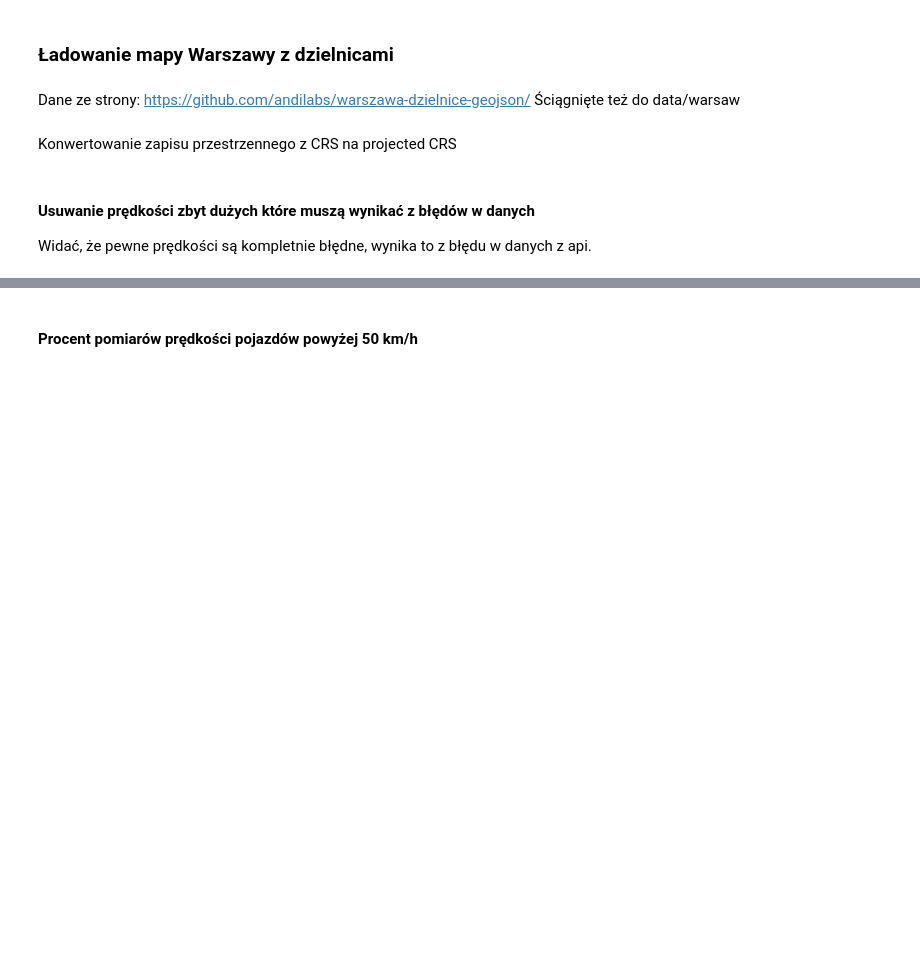
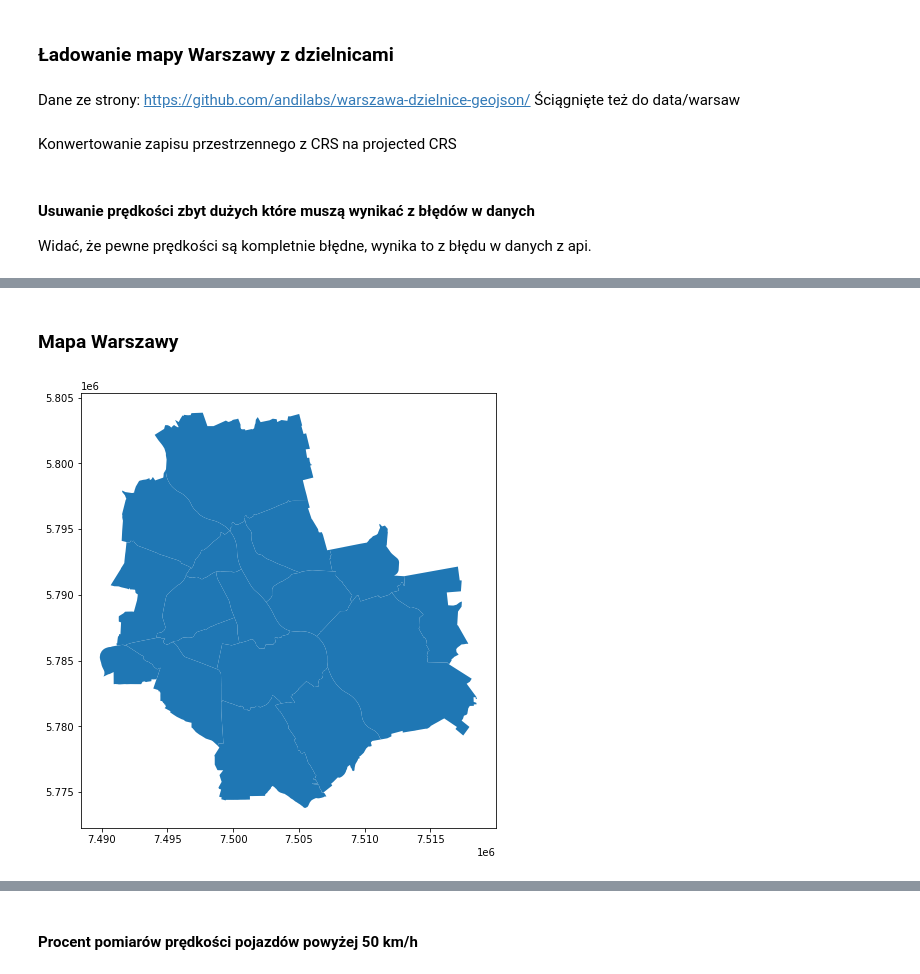
Before and after one commit to python-wizard-old/data_analysis_ztm_warsaw_buses, a Jupyter notebook: whole_process.ipynb, the cells around one changed output, grey strips where cells are left out. Drawn from its saved outputs; the diff is of its cells as text; code cells hidden in the pictures; blank space fills up the shorter version.

```diff
--- a/whole_process.ipynb
+++ b/whole_process.ipynb
@@ -378,0 +285,6 @@ gdf_day = gdf_day.reset_index()
+# %% [markdown]
+### Mapa Warszawy
+# %%
+_ = warsaw.plot()
+# %% [output]
+[figure, added]
```
Also changed, not shown: parts of 123 cells of this notebook, 2 other files.
